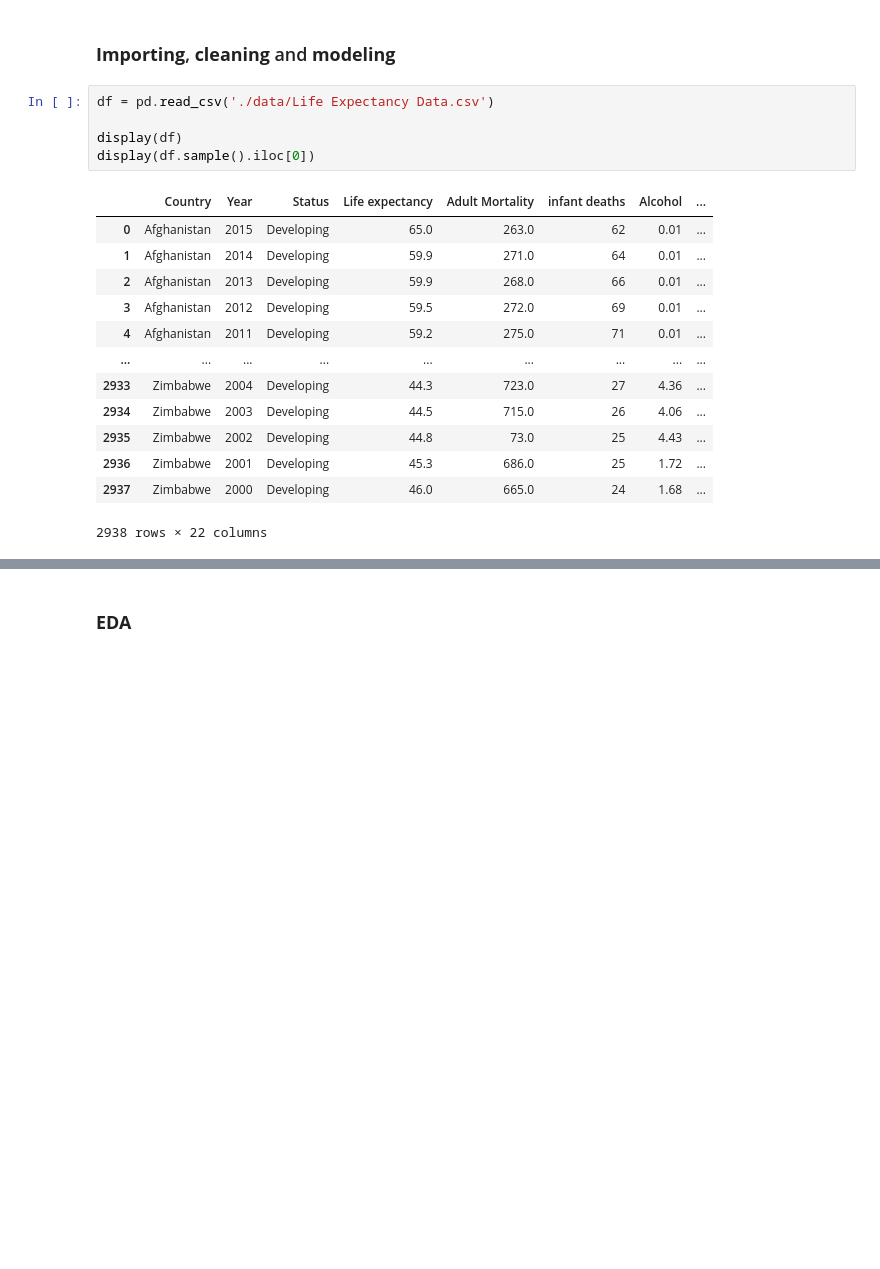
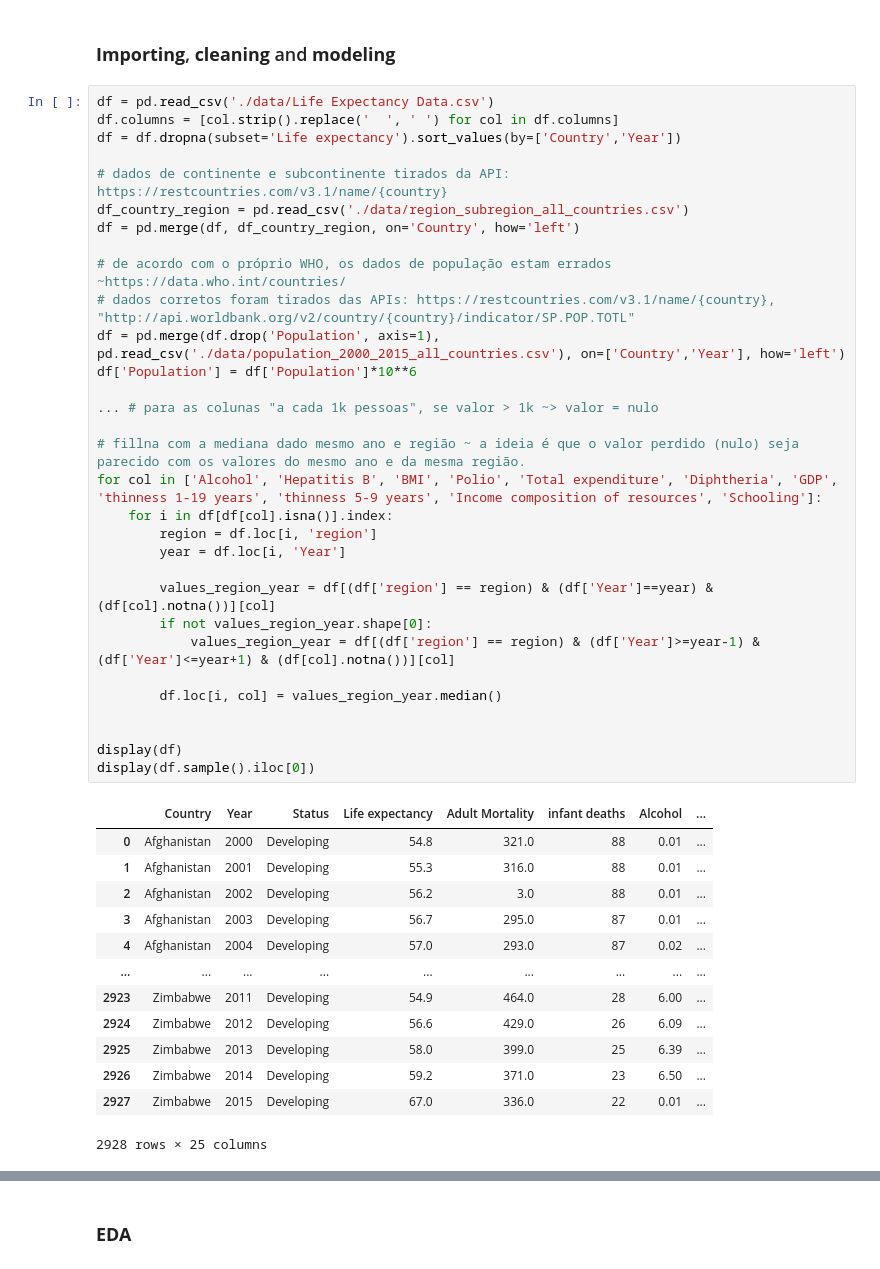
Before and after one commit to richardsantino/life-expectancy-prediction, a Jupyter notebook: life_expectancy_prediction.ipynb, the cells around one changed output, grey strips where cells are left out. Saved outputs shown, nothing was run; the diff lists cells and outputs as text; blank space fills up the shorter version.

Commit message:
resuming cleaning and modeling data

```diff
--- a/life_expectancy_prediction.ipynb
+++ b/life_expectancy_prediction.ipynb
@@ -33,20 +34,46 @@ import matplotlib.pyplot as plt
 ### **Importing**, **cleaning** and **modeling**
 # %%
 df = pd.read_csv('./data/Life Expectancy Data.csv')
+df.columns = [col.strip().replace('  ', ' ') for col in df.columns]
+df = df.dropna(subset='Life expectancy').sort_values(by=['Country','Year'])
+
+# dados de continente e subcontinente tirados da API: https://restcountries.com/v3.1/name/{country}
+df_country_region = pd.read_csv('./data/region_subregion_all_countries.csv')
+df = pd.merge(df, df_country_region, on='Country', how='left')
+
+# de acordo com o próprio WHO, os dados de população estam errados ~https://data.who.int/countries/
+# dados corretos foram tirados das APIs: https://restcountries.com/v3.1/name/{country}, "http://api.worldbank.org/v2/country/{country}/indicator/SP.POP.TOTL"
+df = pd.merge(df.drop('Population', axis=1), pd.read_csv('./data/population_2000_2015_all_countries.csv'), on=['Country','Year'], how='left')
+df['Population'] = df['Population']*10**6
+
+... # para as colunas "a cada 1k pessoas", se valor > 1k ~> valor = nulo
+
+# fillna com a mediana dado mesmo ano e região ~ a ideia é que o valor perdido (nulo) seja parecido com os valores do mesmo ano e da mesma região.
+for col in ['Alcohol', 'Hepatitis B', 'BMI', 'Polio', 'Total expenditure', 'Diphtheria', 'GDP', 'thinness 1-19 years', 'thinness 5-9 years', 'Income composition of resources', 'Schooling']:
+    for i in df[df[col].isna()].index:
+        region = df.loc[i, 'region']
+        year = df.loc[i, 'Year']
+
+        values_region_year = df[(df['region'] == region) & (df['Year']==year) & (df[col].notna())][col]
+        if not values_region_year.shape[0]:
+            values_region_year = df[(df['region'] == region) & (df['Year']>=year-1) & (df['Year']<=year+1) & (df[col].notna())][col]
+
+        df.loc[i, col] = values_region_year.median()
+
 
 display(df)
 display(df.sample().iloc[0])
 # %% [output]
 |  | Country | Year | Status | Life expectancy | Adult Mortality | infant deaths | Alcohol | ... |
-| 0 | Afghanistan | 2015 | Developing | 65.0 | 263.0 | 62 | 0.01 | ... |
-| 1 | Afghanistan | 2014 | Developing | 59.9 | 271.0 | 64 | 0.01 | ... |
-| 2 | Afghanistan | 2013 | Developing | 59.9 | 268.0 | 66 | 0.01 | ... |
-| 3 | Afghanistan | 2012 | Developing | 59.5 | 272.0 | 69 | 0.01 | ... |
-| 4 | Afghanistan | 2011 | Developing | 59.2 | 275.0 | 71 | 0.01 | ... |
+| 0 | Afghanistan | 2000 | Developing | 54.8 | 321.0 | 88 | 0.01 | ... |
+| 1 | Afghanistan | 2001 | Developing | 55.3 | 316.0 | 88 | 0.01 | ... |
+| 2 | Afghanistan | 2002 | Developing | 56.2 | 3.0 | 88 | 0.01 | ... |
+| 3 | Afghanistan | 2003 | Developing | 56.7 | 295.0 | 87 | 0.01 | ... |
+| 4 | Afghanistan | 2004 | Developing | 57.0 | 293.0 | 87 | 0.02 | ... |
 | ... | ... | ... | ... | ... | ... | ... | ... | ... |
-| 2933 | Zimbabwe | 2004 | Developing | 44.3 | 723.0 | 27 | 4.36 | ... |
-| 2934 | Zimbabwe | 2003 | Developing | 44.5 | 715.0 | 26 | 4.06 | ... |
-| 2935 | Zimbabwe | 2002 | Developing | 44.8 | 73.0 | 25 | 4.43 | ... |
-| 2936 | Zimbabwe | 2001 | Developing | 45.3 | 686.0 | 25 | 1.72 | ... |
-| 2937 | Zimbabwe | 2000 | Developing | 46.0 | 665.0 | 24 | 1.68 | ... |
+| 2923 | Zimbabwe | 2011 | Developing | 54.9 | 464.0 | 28 | 6.00 | ... |
+| 2924 | Zimbabwe | 2012 | Developing | 56.6 | 429.0 | 26 | 6.09 | ... |
+| 2925 | Zimbabwe | 2013 | Developing | 58.0 | 399.0 | 25 | 6.39 | ... |
+| 2926 | Zimbabwe | 2014 | Developing | 59.2 | 371.0 | 23 | 6.50 | ... |
+| 2927 | Zimbabwe | 2015 | Developing | 67.0 | 336.0 | 22 | 0.01 | ... |
-2938 rows × 22 columns
+2928 rows × 25 columns
```
Also changed, not shown: parts of 4 cells of this notebook, 3 other files.
